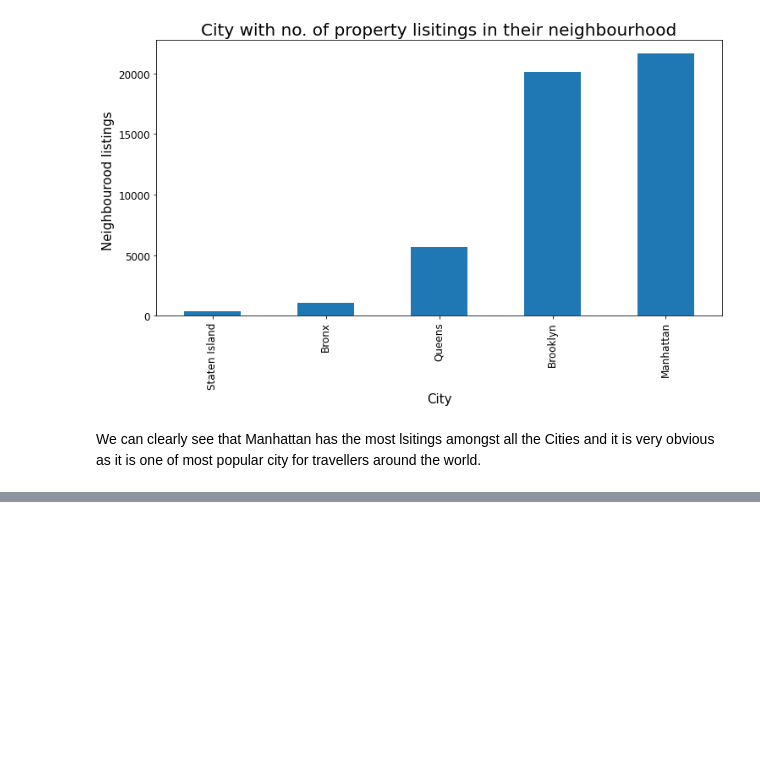
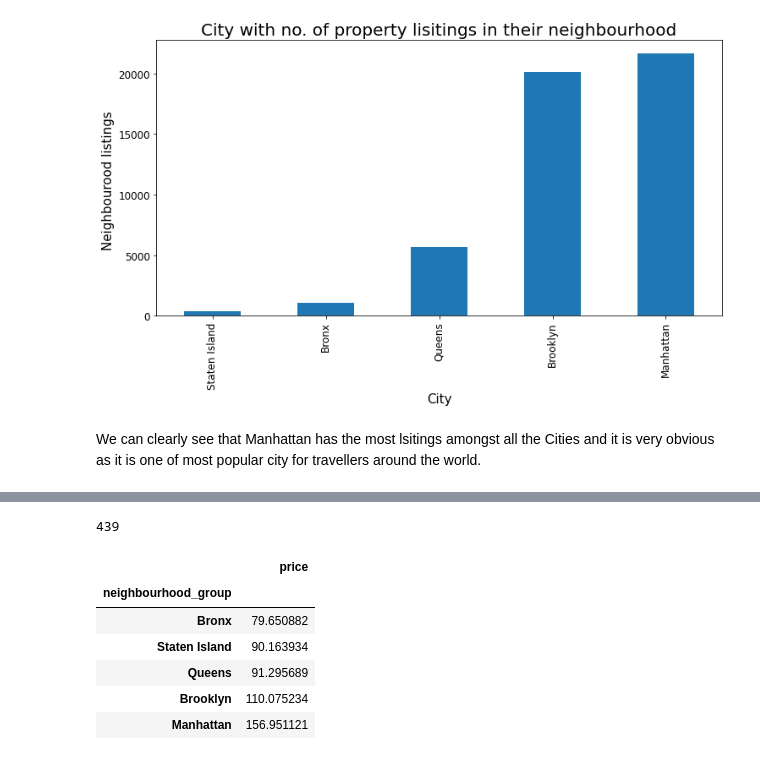
Before and after one commit to coonalcodes/Airbnb-Bookings-Analysis---Capstone-Project, a Jupyter notebook: Airbnb_Bookings_Analysis_Capstone_Project.ipynb, the cells around one changed output, grey strips where cells are left out. Cells and saved outputs as stored; diff of their text form; code cells hidden in the pictures; blank space fills up the shorter version.

```diff
--- a/Airbnb_Bookings_Analysis_Capstone_Project.ipynb
+++ b/Airbnb_Bookings_Analysis_Capstone_Project.ipynb
@@ -156,0 +173,19 @@ We can clearly see that Manhattan has the most lsitings amongst all the Cities a
+# %%
+#Removing outliers from price column and forming a new data set
+df=df[(df['price']>0) & (df['price']<440)]      #approx 175*2.5
+#Checking the code
+df['price'].max()
+# %% [output]
+439
+# %%
+City_price_pattern=df.groupby('neighbourhood_group')['price'].mean().sort_values()
+City_price_pattern_df=pd.DataFrame(City_price_pattern)
+City_price_pattern_df
+# %% [output]
+|  | price |
+| neighbourhood_group |  |
+| Bronx | 79.650882 |
+| Staten Island | 90.163934 |
+| Queens | 91.295689 |
+| Brooklyn | 110.075234 |
+| Manhattan | 156.951121 |
```
Also changed, not shown: parts of 11 cells of this notebook.
